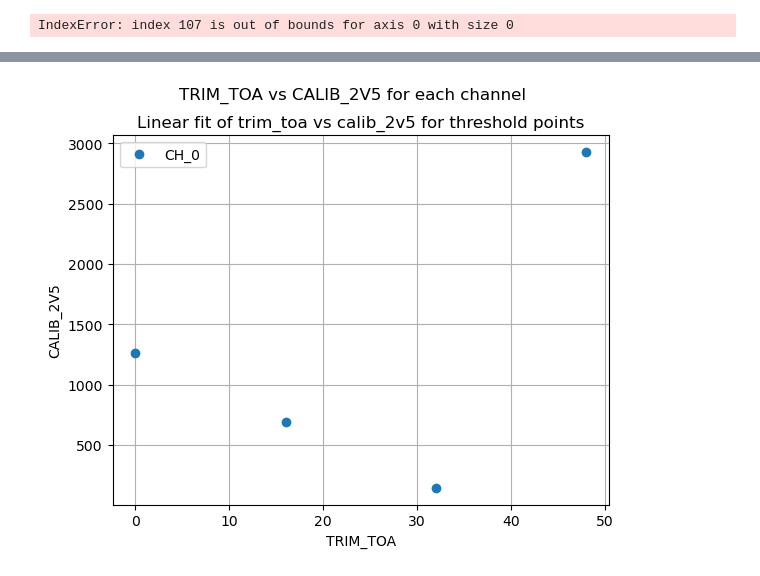
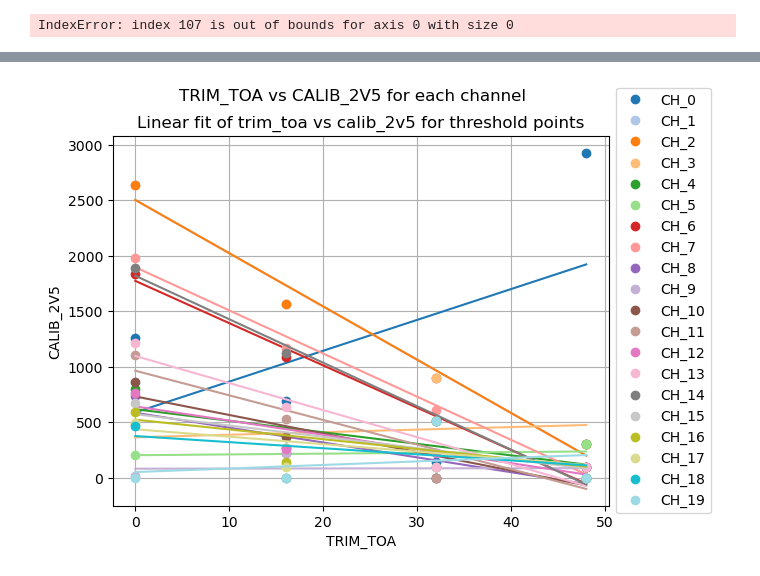
Before and after one commit to LDMX-Software/pflib, a Jupyter notebook: ana/trim_toa/align_trim_toa.ipynb, the cells around one changed output, grey strips where cells are left out. Drawn from its saved outputs; the diff is of its cells as text; code cells hidden in the pictures.

Commit message:
added linear regression to trim_toa plot

```diff
--- a/ana/trim_toa/align_trim_toa.ipynb
+++ b/ana/trim_toa/align_trim_toa.ipynb
@@ -126,24 +145,30 @@ IndexError: index 107 is out of bounds for axis 0 with size 0
 # %%
 # now that we have the data, we could convert it to a pandas DataFrame
 # or, we can just plot directly from the array, looping over the channels
 
+# for linear regression of data points
+from scipy.stats import linregress as lr
+stats = pd.DataFrame(columns=['channel', 'slope', 'offset'])
+import matplotlib as mpl
+colors = mpl.color_sequences['tab20']
+
 plt.figure()
-for chan in range(1):
+for chan in range(20):
     chan_data = array[array[:, 2] == chan] # picks out the third column
-    plt.plot(chan_data[:, 0], chan_data[:, 1], linestyle = 'none', marker = 'o', label = 'CH_'+str(chan))
-    # adc = (df[str(channel)].to_numpy())
-    # trim_inv = (df['TRIM_INV']).to_numpy()
-    # slope, offset, r_value, p_value, slope_err = lr(trim_inv, adc)
-    # stats.loc[len(stats)] = [channel, slope, offset]
+    plt.plot(chan_data[:, 0], chan_data[:, 1], linestyle = 'none', marker = 'o', label = 'CH_'+str(chan), color = colors[chan])
+    calib_2v5 = (chan_data[:,1])
+    trim_toa = (chan_data[:,0])
+    slope, offset, r_value, p_value, slope_err = lr(trim_toa, calib_2v5)
+    stats.loc[len(stats)] = [chan, slope, offset]
+    plt.plot(trim_toa, slope * trim_toa + offset, color = colors[chan])
 plt.ylabel('CALIB_2V5')
 plt.xlabel('TRIM_TOA')
 plt.suptitle('TRIM_TOA vs CALIB_2V5 for each channel')
 plt.title('Linear fit of trim_toa vs calib_2v5 for threshold points')
 plt.grid()
-plt.legend()
+plt.legend(loc = 'upper left', bbox_to_anchor = (1, 1.15))
 plt.savefig('trim_toa_vs_calib_per_channel_lines.png')
 plt.show()
-
 # Goal is to see a descending line for each channel. But I'm kinda not seeing that yet.
 # %% [output]
-[figure, old version]
+[figure, new version]
```
Also changed, not shown: parts of 2 cells of this notebook.
